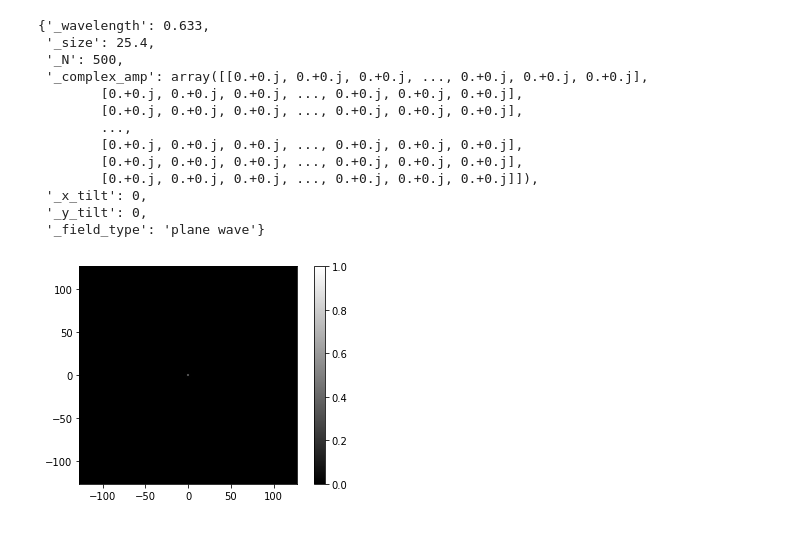
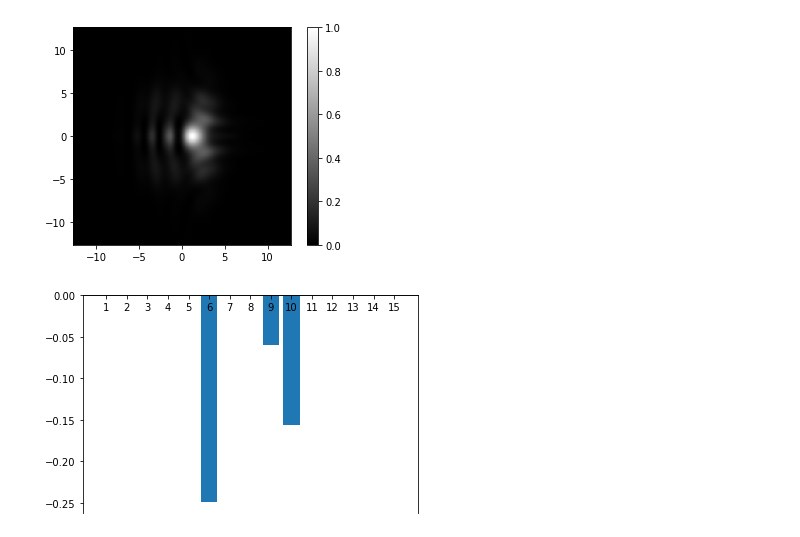
Before and after one commit to Miyoshichi/SimLight, a Jupyter notebook: Examples/test.ipynb, the cells around one changed output. Cells and saved outputs as stored; diff of their text form; code cells hidden in the pictures.

```diff
--- a/Examples/test.ipynb
+++ b/Examples/test.ipynb
@@ -49,20 +29,0 @@ F.plot_wavefront(dimension=2, mask_r=1)
-# %%
-x = np.linspace(-F.size / 2, F.size / 2, F.N)
-X, Y = np.meshgrid(x, x)
-R = np.sqrt(X**2 + Y**2)
-F.complex_amp[R >= F.size/2] = 0
-F.__dict__
-# %% [output]
-{'_wavelength': 0.633,
- '_size': 25.4,
- '_N': 500,
- '_complex_amp': array([[0.+0.j, 0.+0.j, 0.+0.j, ..., 0.+0.j, 0.+0.j, 0.+0.j],
-        [0.+0.j, 0.+0.j, 0.+0.j, ..., 0.+0.j, 0.+0.j, 0.+0.j],
-        [0.+0.j, 0.+0.j, 0.+0.j, ..., 0.+0.j, 0.+0.j, 0.+0.j],
-        ...,
-        [0.+0.j, 0.+0.j, 0.+0.j, ..., 0.+0.j, 0.+0.j, 0.+0.j],
-        [0.+0.j, 0.+0.j, 0.+0.j, ..., 0.+0.j, 0.+0.j, 0.+0.j],
-        [0.+0.j, 0.+0.j, 0.+0.j, ..., 0.+0.j, 0.+0.j, 0.+0.j]]),
- '_x_tilt': 0,
- '_y_tilt': 0,
- '_field_type': 'plane wave'}
@@ -71,4 +30,14 @@ F = sl.near_field_propagation(F, L, f)
 # %%
-F.plot_intensity(dimension=2, norm_type=1)
+F22 = sl.circle_aperture(F2)
+F22 = sl.near_field_propagation(F22, L, f)
+F22.plot_intensity(dimension=2, norm_type=1)
 # %% [output]
-[figure, old version]
+[figure, new version]
+# %%
+Z2 = sl.zernike.ZernikeCofficients(j)
+Z2.cofficients[5] = -1 * A * (1 + random.uniform(-a, a))
+Z2.cofficients[8] = -0.2 * A * (1 + random.uniform(-a, a))
+Z2.cofficients[9] = -0.5 * A * (1 + random.uniform(-a, a))
+Z2.show_coefficients()
+# %% [output]
+[figure, added]
```
Also changed, not shown: parts of 8 cells of this notebook, 1 other file.
